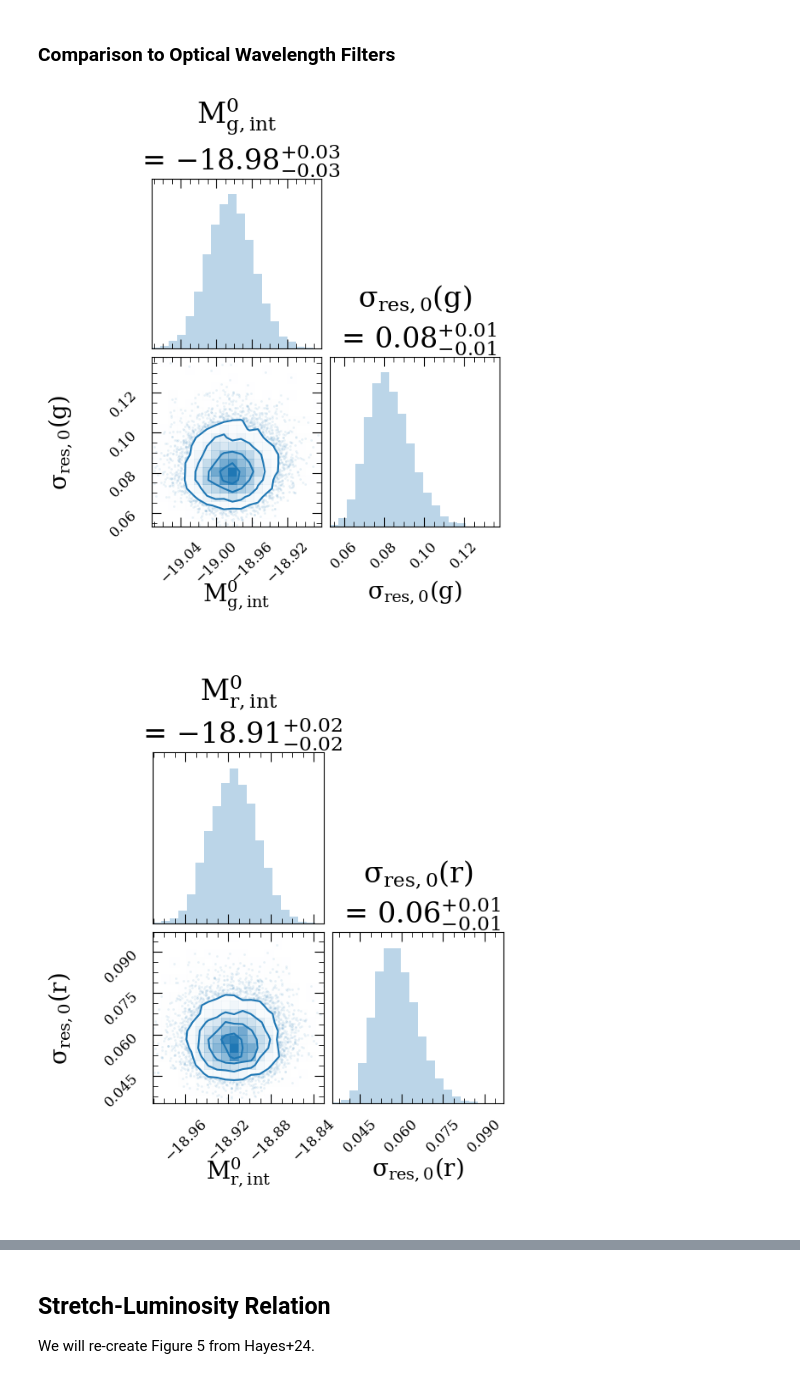
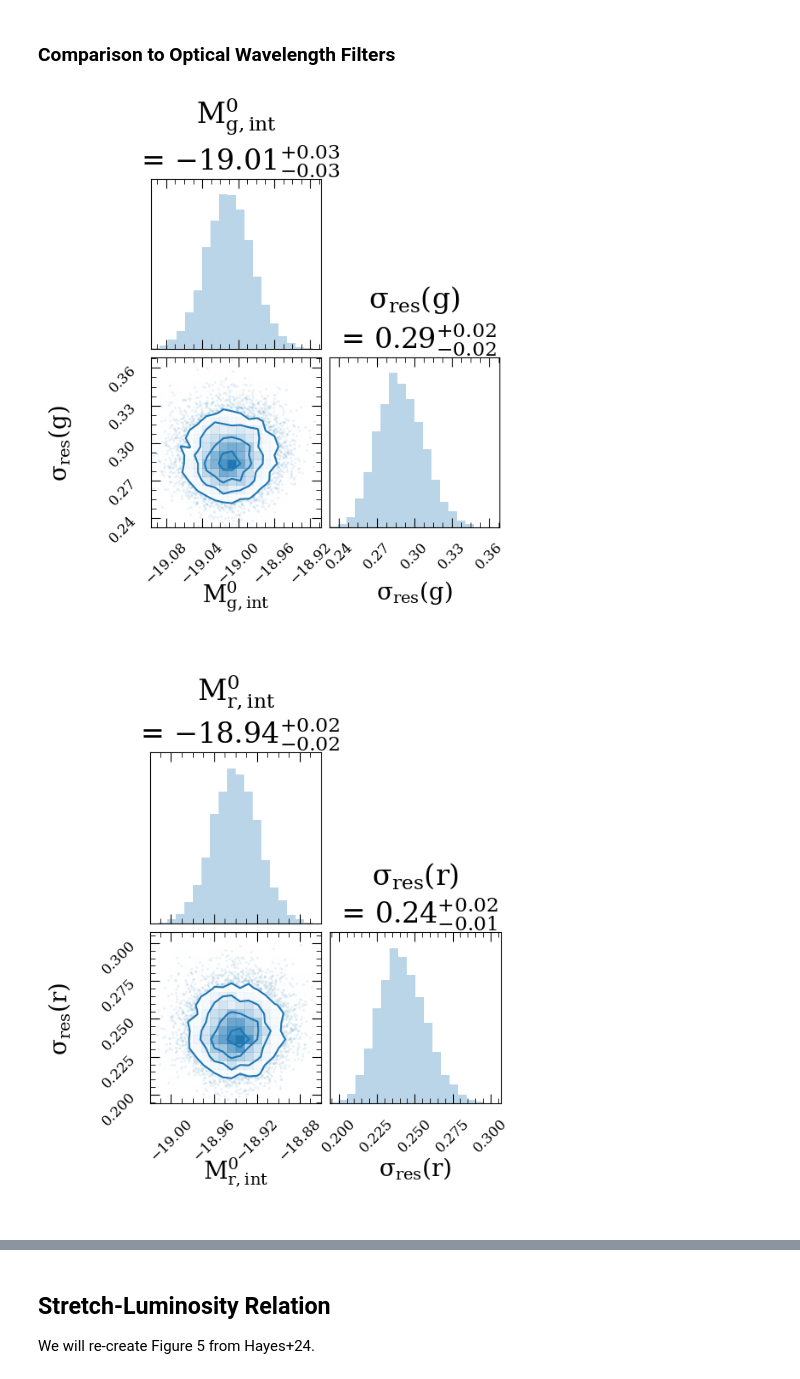
Before and after one commit to erinhay/snia-zband, a Jupyter notebook: notebooks/03_stretch_luminosity_relation.ipynb, the cells around one changed output, grey strips where cells are left out. Drawn from its saved outputs; the diff is of its cells as text; code cells hidden in the pictures.

```diff
--- a/notebooks/03_stretch_luminosity_relation.ipynb
+++ b/notebooks/03_stretch_luminosity_relation.ipynb
@@ -16,6 +16,8 @@ plt.style.use('./stylesheet/zband.mplstyle')
 # Read data table and apply default cuts, as specified in Hayes+24
 full_data = at.Table.read('../tables/full.csv', format='csv')
 sample = utils.apply_data_cuts(full_data, print_summary=True)
+
+sample['SIGMA_Z'][sample['SIGMA_Z'] < 0.] = 0.01         # Set the uncertainty on redshifts derived from SN spectra to 0.01
 # %% [output]
 Total Spec Sample:               517 (YSE: 292, Foundation: 225)
 Normal Ias:                      446 (YSE: 266, Foundation: 180)
@@ -49,17 +51,17 @@ redshift_final, mu_LCDM = utils.model_for_plotting(sample['REDSHIFT_FINAL'], H0=
 
 # Compute the uncertainty due to peculiar velocities
 sigma_pec = 150 # km/s
-sigma_PV = utils.get_peculiar_velocity_unc(redshift_final, sigma_pec=sigma_pec)
+sigma = utils.get_peculiar_velocity_unc(redshift_final, sigma_z=sample['SIGMA_Z'], sigma_pec=sigma_pec)
 
 y = peak_mags_table['PEAKMAG_Z_DUSTCORR'] - mu_LCDM                         # Our y-values are the peak intrinsic z-band absolute magnitudes.
-yerr = np.sqrt(peak_mags_table['PEAKMAG_Z_DUSTCORR_ERR']**2 + sigma_PV**2)  # Our y-errors include contributions from the fit and PV uncertainty.
+yerr = np.sqrt(peak_mags_table['PEAKMAG_Z_DUSTCORR_ERR']**2 + sigma**2)     # Our y-errors include contributions from the fit and PV uncertainty.
                                                                             # The sampler will add in quadrature the scatter term
                                                                             # when fitting for this parameter.
 # %%
 # Run the mass step sampler, implemented in Numpyro
 # You can adjust the sampler kwargs (see https://num.pyro.ai/en/stable/mcmc.html for more information) with the hmc_kwargs parameter
 sampler = utils.compute_intrinsic_abs_magnitude(y, yerr, hmc_kwargs={'num_chains': 1})
-samples_dict = {'M_0_z_int': sampler.get_samples()['M_0_z_int'], 'sigma_res_0': np.sqrt(sampler.get_samples()['sigma_2_res_0'])}
+samples_dict = {'M_0_z_int': sampler.get_samples()['M_0_int'], 'sigma_res': np.sqrt(sampler.get_samples()['sigma_2_res'])}
 # %% [output]
 An NVIDIA GPU may be present on this machine, but a CUDA-enabled jaxlib is not installed. Falling back to cpu.
 # %%
@@ -73,14 +75,14 @@ fig = corner.corner(sampler, color='tab:blue', show_titles=True, hist_kwargs={'h
 # %%
 for flt in ['G', 'R', 'I']:
     y = peak_mags_table['PEAKMAG_'+flt+'_DUSTCORR'] - mu_LCDM
-    yerr = np.sqrt(peak_mags_table['PEAKMAG_'+flt+'_DUSTCORR_ERR']**2 + sigma_PV**2)
+    yerr = np.sqrt(peak_mags_table['PEAKMAG_'+flt+'_DUSTCORR_ERR']**2 + sigma**2)
 
     sampler = utils.compute_intrinsic_abs_magnitude(y, yerr)
-    samples_dict = {'M_0_'+flt.lower()+'_int': sampler.get_samples()['M_0_z_int'],
-                    'sigma_res_0': np.sqrt(sampler.get_samples()['sigma_2_res_0'])}
+    samples_dict = {'M_0_'+flt.lower()+'_int': sampler.get_samples()['M_0_int'],
+                    'sigma_res_0': np.sqrt(sampler.get_samples()['sigma_2_res'])}
 
-    fig = corner.corner(sampler, color='tab:blue', show_titles=True, hist_kwargs={'histtype': 'stepfilled', 'color': 'tab:blue', 'alpha': 0.3},
-                        labels=['$M^{0}_{'+flt.lower()+', int}$\n', '$\\sigma_{res, 0}('+flt.lower()+')$\n'], label_kwargs={'fontsize': 20})
+    fig = corner.corner(samples_dict, color='tab:blue', show_titles=True, hist_kwargs={'histtype': 'stepfilled', 'color': 'tab:blue', 'alpha': 0.3},
+                        labels=['$M^{0}_{'+flt.lower()+', int}$\n', '$\\sigma_{res}('+flt.lower()+')$\n'], label_kwargs={'fontsize': 20})
 # %% [output]
-[figure, old version]
+[figure, new version]
-[figure, old version]
+[figure, new version]
```
Also changed, not shown: parts of 6 cells of this notebook.
